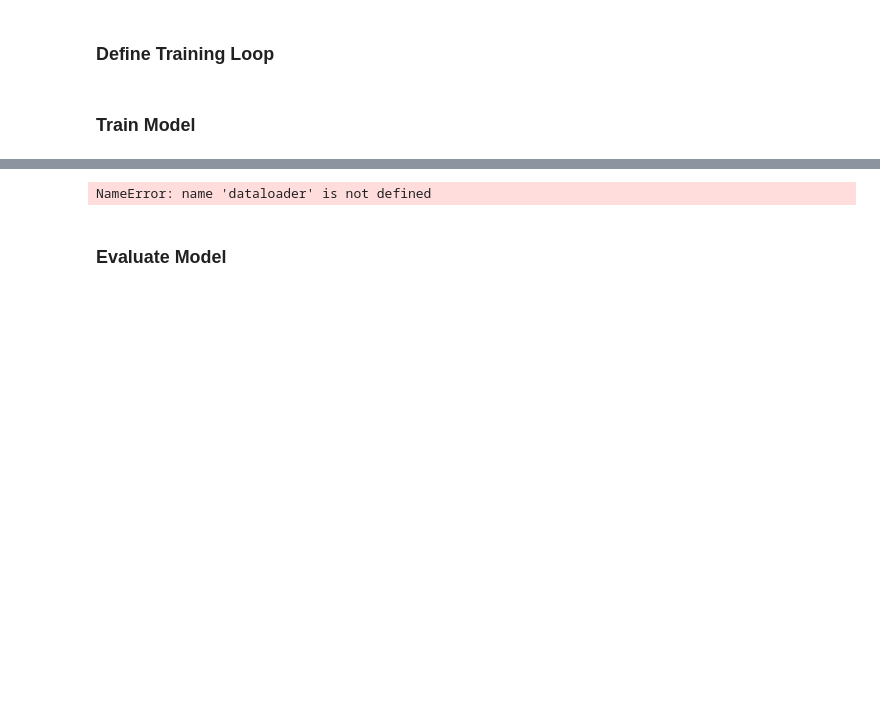
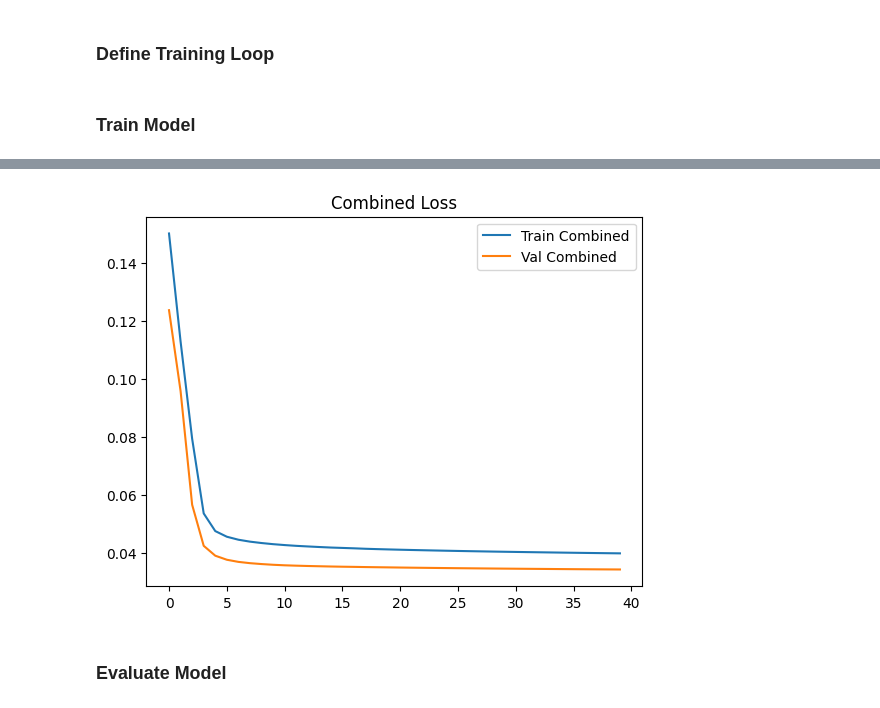
Before and after one commit to LukeV37/Pythia, a Jupyter notebook: Jet_Attention_Model_Event_Level_Cross_Attention.ipynb, the cells around one changed output, grey strips where cells are left out. Cells and saved outputs as stored; diff of their text form; code cells hidden in the pictures; blank space fills up the shorter version.

```diff
--- a/Jet_Attention_Model_Event_Level_Cross_Attention.ipynb
+++ b/Jet_Attention_Model_Event_Level_Cross_Attention.ipynb
@@ -244,0 +289,15 @@ Wall time: 48.8 ms
+# %%
+Jet_Trk_Data_List = []
+Jet_Trk_Label_List = []
+for i in range(num_events):
+    trk_feats = []
+    trk_labels = []
+    num_jets = len(Event_Jet_List[i])
+    for j in range(num_jets):
+        trk_feats_tmp = torch.unsqueeze(Event_Jet_List[i][j].trk_features,0)
+        trk_feats.append(trk_feats_tmp)
+
+    trk_feats = torch.cat(trk_feats, 0)
+    Jet_Trk_Data_List.append(trk_feats)
+
+print(Jet_Trk_Data_List[0].shape)
@@ -245,5 +308,5 @@ Wall time: 48.8 ms
 # %%
-Event_List = list(zip(Jet_Event_List,Event_Track_List,Jet_Label_List))
+Event_List = list(zip(Jet_Data_List,Jet_Trk_Data_List,Event_Track_List,Jet_Label_List))
 random.shuffle(Event_List)
 
 Events_training = Event_List[0:int(0.6*num_events)]
@@ -308,9 +429,10 @@ class Model(nn.Module):
 # %%
 model = Model()
 print(model)
-output, weights = model(Events_training[0][0],Events_training[0][1])
+output, jet_weights, trk_weights = model(Events_training[0][0],Events_training[0][1],Events_training[0][2])
 print()
 print(output.shape)
-print(weights.shape)
+print(jet_weights.shape)
+print(trk_weights.shape)
 # %% [output]
 Model(
@@ -404,32 +511,17 @@ print()
 model = Model()
 model.to(device)
 
-optimizer = optim.Adam(model.parameters(), lr=0.0000005)
+optimizer = optim.Adam(model.parameters(), lr=0.000001)
 
 loss_fn1 = nn.MSELoss()
-loss_fn2 = nn.BCELoss()
 
-# Combined Loss = ALPHA * MSE + BETA * BCE
-ALPHA = 1    # Weight of MSE Loss
-BETA = 0    # Weight of BCE Loss
-
-combined_history, mse_history, bce_history = train(model, [Events_training, Events_validation])
+combined_history = train(model, [Events_training, Events_validation])
 
 plt.plot(combined_history[:,0], label="Train Combined")
 plt.plot(combined_history[:,1], label="Val Combined")
 plt.title('Combined Loss')
 plt.legend()
 plt.show()
-#plt.plot(mse_history[:,0], label="Train MSE")
-#plt.plot(mse_history[:,1], label="Val MSE")
-#plt.title('MSE Loss')
-#plt.legend()
-#plt.show()
-#plt.plot(bce_history[:,0], label="Train BCE")
-#plt.plot(bce_history[:,1], label="Val BCE")
-#plt.title('BCE Loss')
-#plt.legend()
-#plt.show()
 # %% [output]
 GPU Available:  True
 cuda:0
@@ -436,4 +543,4 @@ cuda:0
-NameError: name 'dataloader' is not defined
+[figure, added]
 # %% [markdown]
 ### Evaluate Model
 # %%
```
Also changed, not shown: parts of 19 cells of this notebook.
